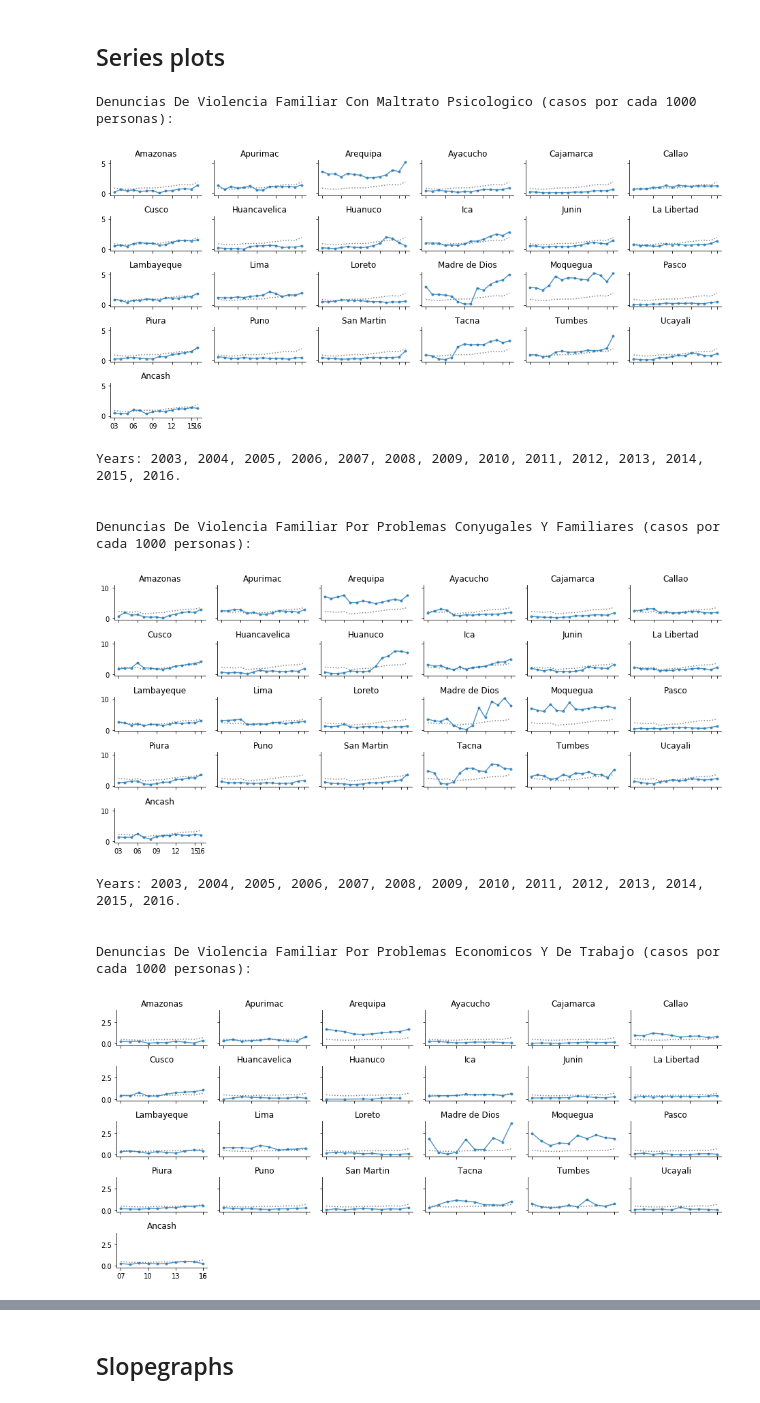
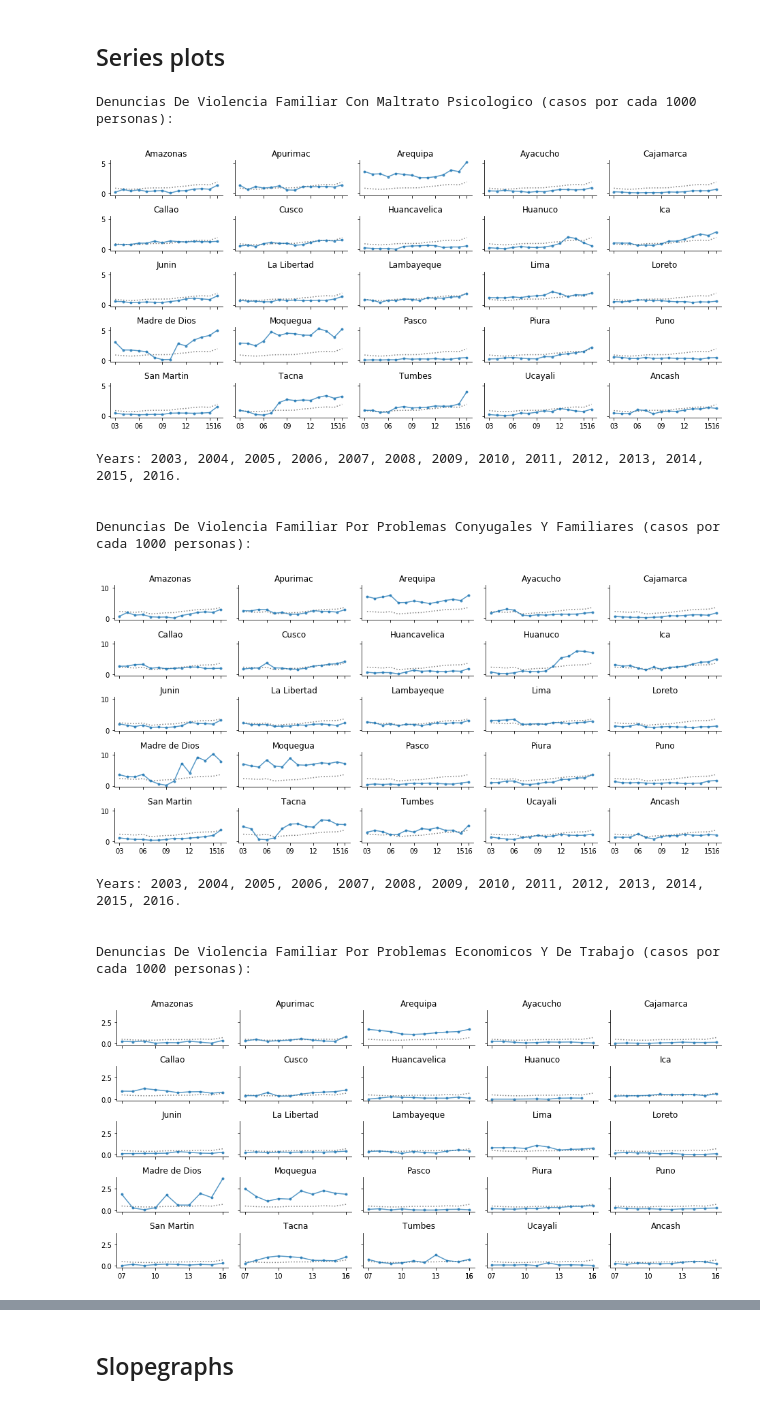
Before and after one commit to renato145/peru-stats, a Jupyter notebook: nbs/explore_inei_series_vars.ipynb, the cells around one changed output, grey strips where cells are left out. Cells and saved outputs as stored; diff of their text form; code cells hidden in the pictures.

```diff
--- a/nbs/explore_inei_series_vars.ipynb
+++ b/nbs/explore_inei_series_vars.ipynb
@@ -109,20 +109,20 @@ violence_vars = ['denuncias_de_violencia_familiar_con_maltrato_psicologico',
 # %%
 inei_series.plot_vars(df, violence_vars,
                       ratio_by=inei_series.FLDS_POPULATION,
-                      ratio_desc='casos por cada 1000 personas', ratio_mult=1000)
+                      ratio_desc='casos por cada 1000 personas', ratio_mult=1000, cols=5)
 # %% [output]
 Denuncias De Violencia Familiar Con Maltrato Psicologico (casos por cada 1000 personas):
-[figure, old version]
+[figure, new version]
 Years: 2003, 2004, 2005, 2006, 2007, 2008, 2009, 2010, 2011, 2012, 2013, 2014, 2015, 2016.
 
 
 Denuncias De Violencia Familiar Por Problemas Conyugales Y Familiares (casos por cada 1000 personas):
-[figure, old version]
+[figure, new version]
 Years: 2003, 2004, 2005, 2006, 2007, 2008, 2009, 2010, 2011, 2012, 2013, 2014, 2015, 2016.
 
 
 Denuncias De Violencia Familiar Por Problemas Economicos Y De Trabajo (casos por cada 1000 personas):
-[figure, old version]
+[figure, new version]
 Years: 2007, 2008, 2009, 2010, 2011, 2012, 2013, 2014, 2015, 2016.
 
 
```
Also changed, not shown: parts of 6 cells of this notebook, 3 other files.
